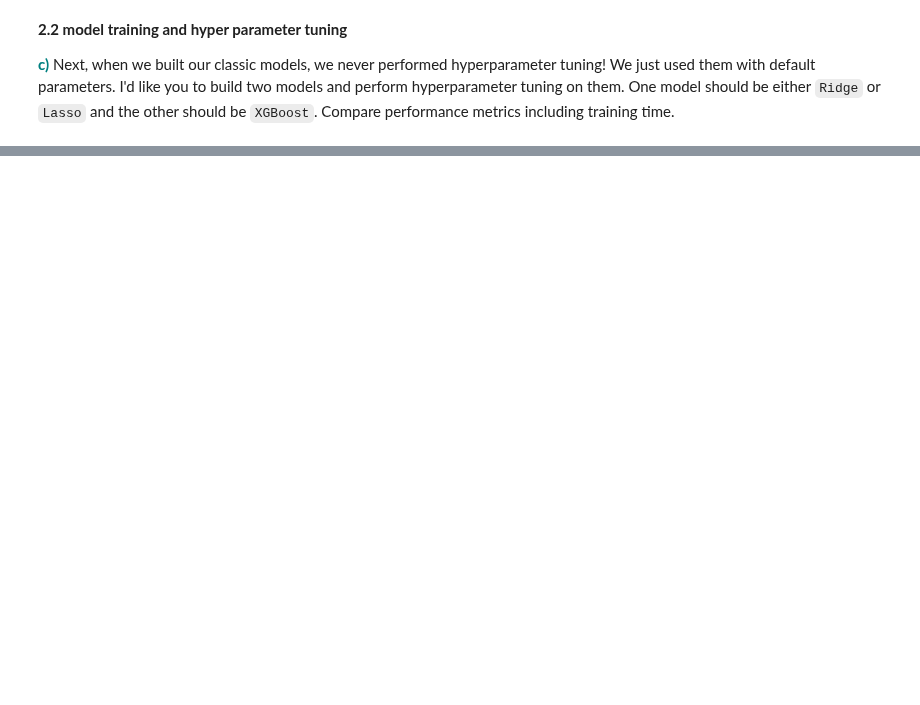
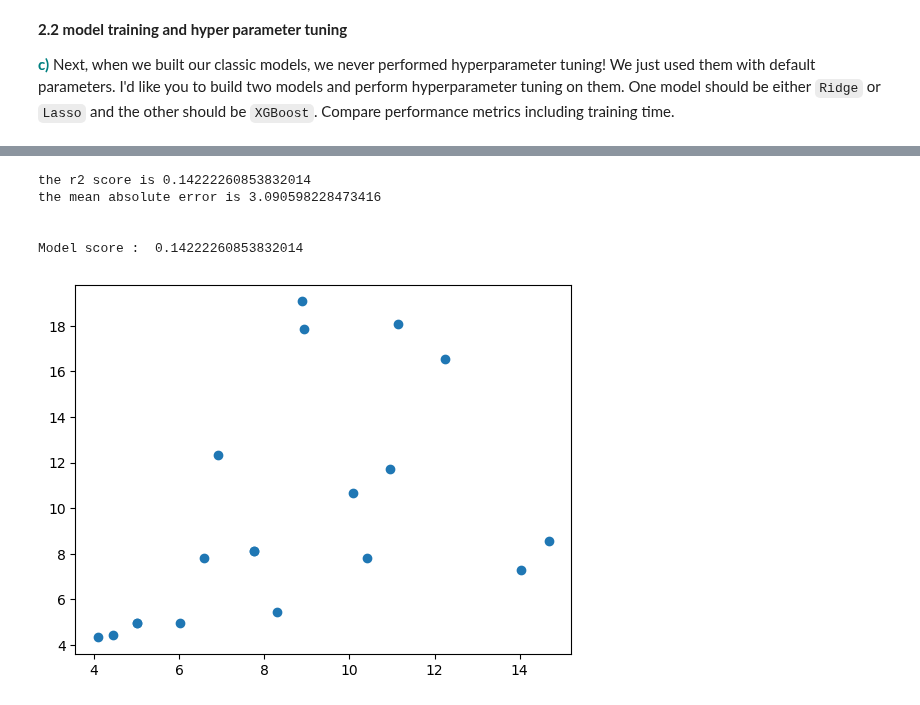
Before and after one commit to AJB33/MaterialsInformatics, a Jupyter notebook: HW/HW2/HW2 Q2.ipynb, the cells around one changed output, grey strips where cells are left out. Saved outputs shown, nothing was run; the diff lists cells and outputs as text; code cells hidden in the pictures; blank space fills up the shorter version.

```diff
--- a/HW/HW2/HW2 Q2.ipynb
+++ b/HW/HW2/HW2 Q2.ipynb
@@ -21,3 +138,38 @@ import ydata_profiling
+# %%
+# XGBoost
+import xgboost as xgb
+import matplotlib.pyplot as plt
+from sklearn.metrics import r2_score
+from sklearn.metrics import mean_absolute_error
+from sklearn.metrics import mean_squared_error
+
+
+# Use "hist" for training the model.
+reg = xgb.XGBRegressor(tree_method="hist", device="cuda")
+# Fit the model using predictor X and response y.
+reg.fit(X_train, y_train)
+
+y_pred=reg.predict(X_test)
+r2 = r2_score(y_test, y_pred)
+print('the r2 score is',r2)
+mae = mean_absolute_error(y_test, y_pred)
+print('the mean absolute error is',mae)
+rmse_val = mean_squared_error(y_test, y_pred, squared=False)
+
+plt.scatter(y_pred,y_test)
+
+score = reg.score(X_test, y_test)
+print("\n\nModel score : ", score)
+
+# Save model into JSON format.
+#reg.save_model("regressor.json")
+# %% [output]
+the r2 score is 0.14222260853832014
+the mean absolute error is 3.090598228473416
+
+
+Model score :  0.14222260853832014
+[figure, added]
 # %% [markdown]
 **2.3 using your model to make predictions**
 
```
Also changed, not shown: parts of 7 cells of this notebook, 2 other files.
